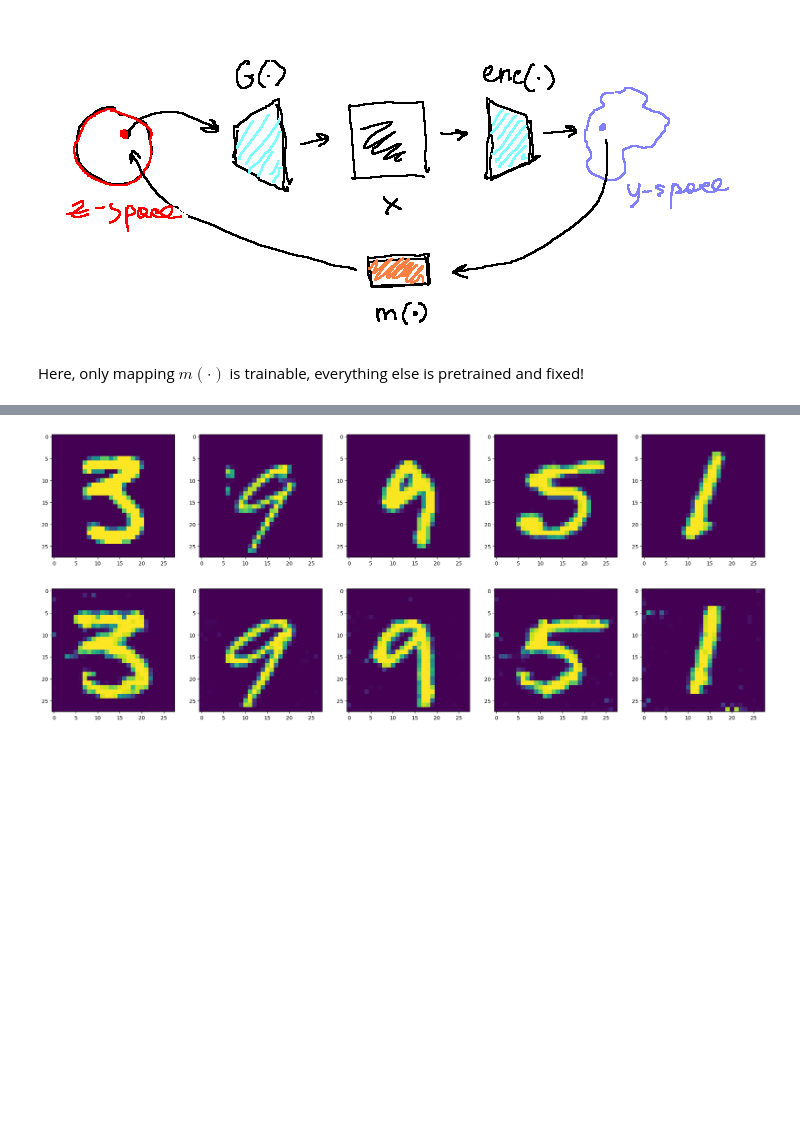
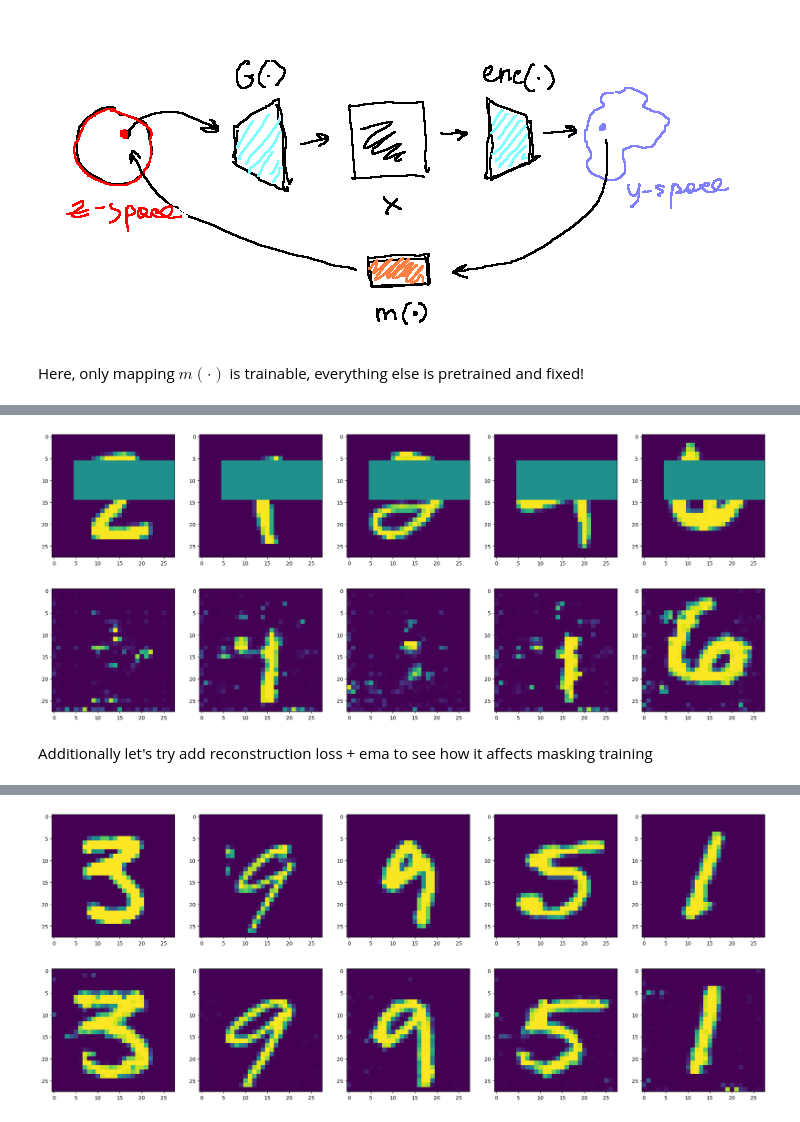
Before and after one commit to shredder67/gan-latent-inverse, a Jupyter notebook: mnist/experiment.ipynb, the cells around one changed output, grey strips where cells are left out. Saved outputs shown, nothing was run; the diff lists cells and outputs as text; code cells hidden in the pictures; blank space fills up the shorter version.

```diff
--- a/mnist/experiment.ipynb
+++ b/mnist/experiment.ipynb
@@ -147,0 +235,8 @@ plt.show()
+# %%
+# let's add random masks and see is in-painting possible
+masked_eval_samples = T.RandomErasing(p=1.)(eval_samples)
+visualize_inversion(masked_eval_samples, mapping, saved_weights_path="models/masking/mapping_3_128.pth")
+# %% [output]
+[figure, added]
+# %% [markdown]
+Additionally let's try add reconstruction loss + ema to see how it affects masking training
```
Also changed, not shown: parts of 50 cells of this notebook, 1 other file.
